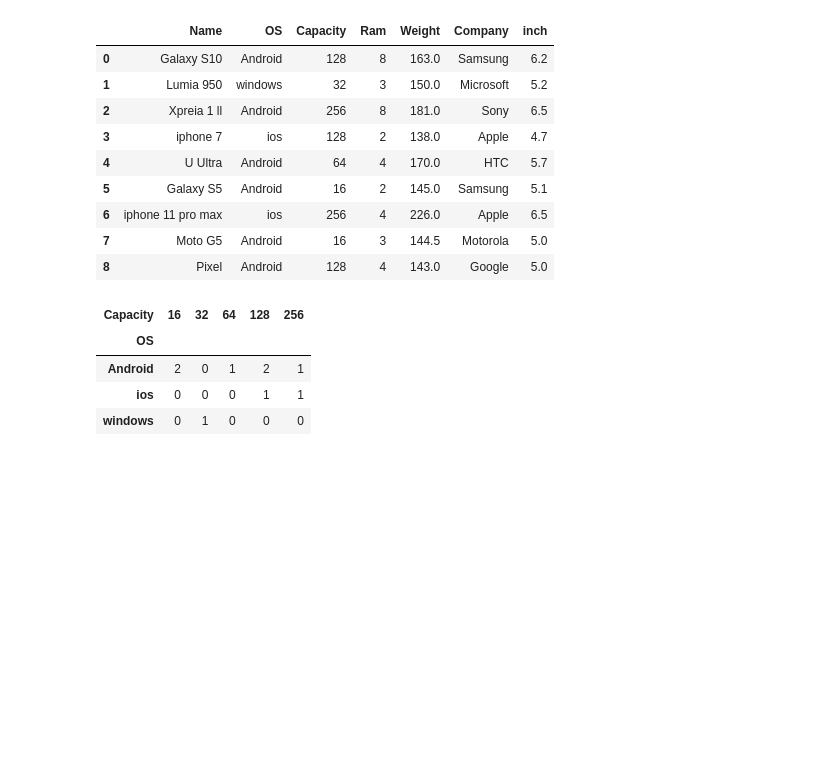
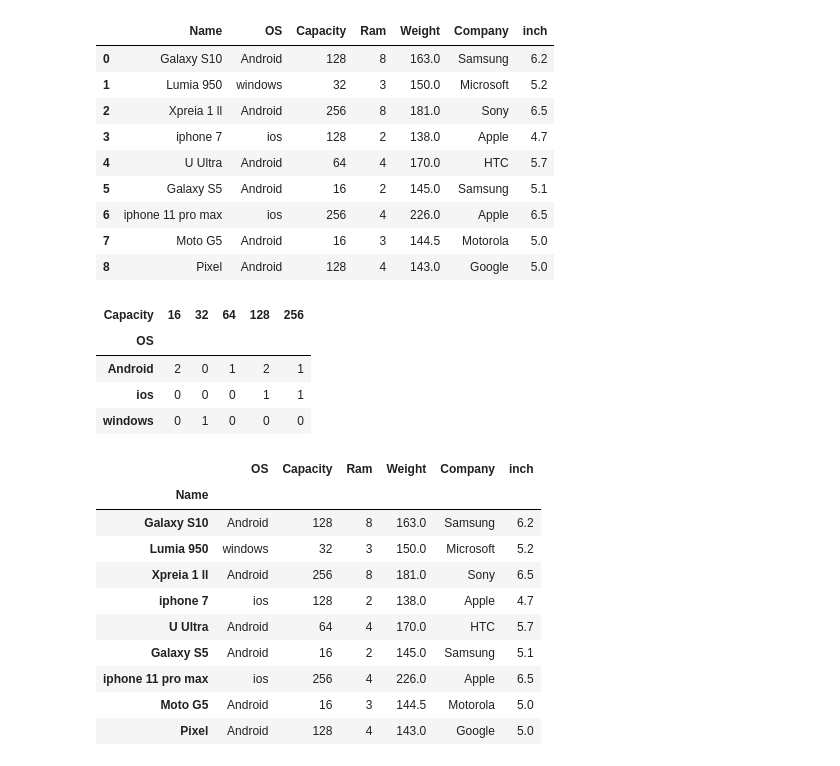
Before and after one commit to HasibullahAman/Preprocessing_DataSince, a Jupyter notebook: Preprocessing_Persion/preProccssing.ipynb, the cells around one changed output. Saved outputs shown, nothing was run; the diff lists cells and outputs as text; code cells hidden in the pictures; blank space fills up the shorter version.

```diff
--- a/Preprocessing_Persion/preProccssing.ipynb
+++ b/Preprocessing_Persion/preProccssing.ipynb
@@ -547,3 +547,17 @@ pd.crosstab(sm.OS,sm.Capacity)
 | Android | 2 | 0 | 1 | 2 | 1 |
 | ios | 0 | 0 | 0 | 1 | 1 |
 | windows | 0 | 1 | 0 | 0 | 0 |
+# %%
+sm
+# %% [output]
+|  | OS | Capacity | Ram | Weight | Company | inch |
+| Name |  |  |  |  |  |  |
+| Galaxy S10 | Android | 128 | 8 | 163.0 | Samsung | 6.2 |
+| Lumia 950 | windows | 32 | 3 | 150.0 | Microsoft | 5.2 |
+| Xpreia 1 ll | Android | 256 | 8 | 181.0 | Sony | 6.5 |
+| iphone 7 | ios | 128 | 2 | 138.0 | Apple | 4.7 |
+| U Ultra | Android | 64 | 4 | 170.0 | HTC | 5.7 |
+| Galaxy S5 | Android | 16 | 2 | 145.0 | Samsung | 5.1 |
+| iphone 11 pro max | ios | 256 | 4 | 226.0 | Apple | 6.5 |
+| Moto G5 | Android | 16 | 3 | 144.5 | Motorola | 5.0 |
+| Pixel | Android | 128 | 4 | 143.0 | Google | 5.0 |
```
Also changed, not shown: parts of 3 cells of this notebook.
